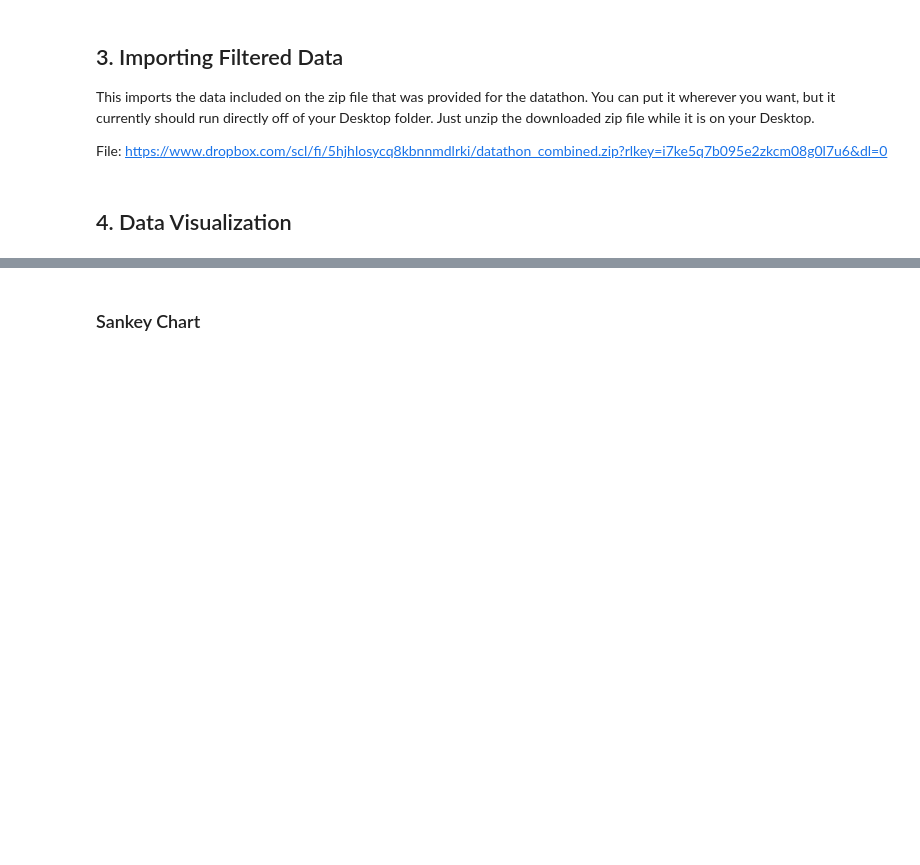
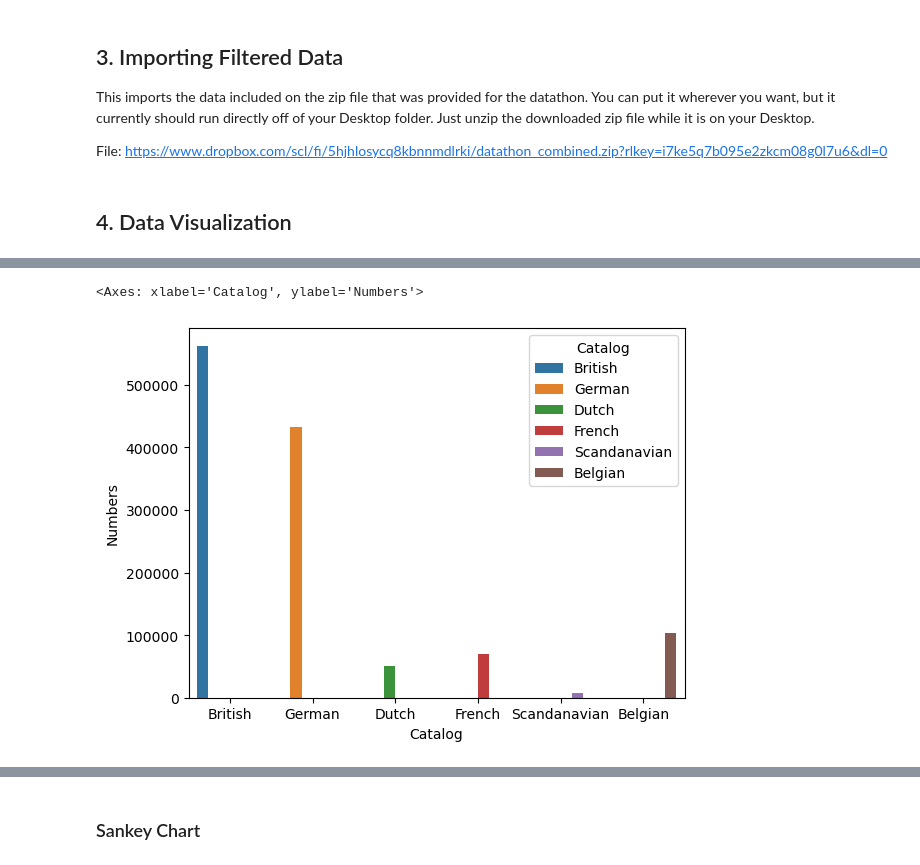
Before and after one commit to pyzmark/gpi-datathon, a Jupyter notebook: gpi-datathon-notebook.ipynb, the cells around one changed output, grey strips where cells are left out. Cells and saved outputs as stored; diff of their text form; code cells hidden in the pictures; blank space fills up the shorter version.

Commit message:
Update gpi-datathon-notebook.ipynb
Some modifications to visualizations.

```diff
--- a/gpi-datathon-notebook.ipynb
+++ b/gpi-datathon-notebook.ipynb
@@ -365,3 +385,22 @@ sales_datathon.head(2)
+# %%
+# Let get some numbers for the whole dataset first. We visualize with Seaborn.
+def number_getter(subset, data):
+    count = sales_datathon[sales_datathon['catalog_number'].str.contains(subset)].count().iloc[1]
+    return count
+
+sales_datathon_counts = pd.DataFrame({
+    'Catalog': ['British', 'German', 'Dutch', 'French', 'Scandanavian', 'Belgian'],
+    'Numbers': [number_getter('Br-', sales_datathon), number_getter('D-', sales_datathon), number_getter('N-', sales_datathon),
+                number_getter('F-', sales_datathon), number_getter('SC-', sales_datathon), number_getter('B-', sales_datathon) ]
+}
+)
+
+import seaborn as sns
+
+sns.barplot(sales_datathon_counts, x="Catalog", y="Numbers", hue="Catalog")
+# %% [output]
+<Axes: xlabel='Catalog', ylabel='Numbers'>
+[figure, added]
 # %%
 # This function returns numbers on sales events based on two inputs: time period, and a dataset.
 # time_period goes in as a list with two integers—min and max of range.
```
Also changed, not shown: parts of 13 cells of this notebook.
